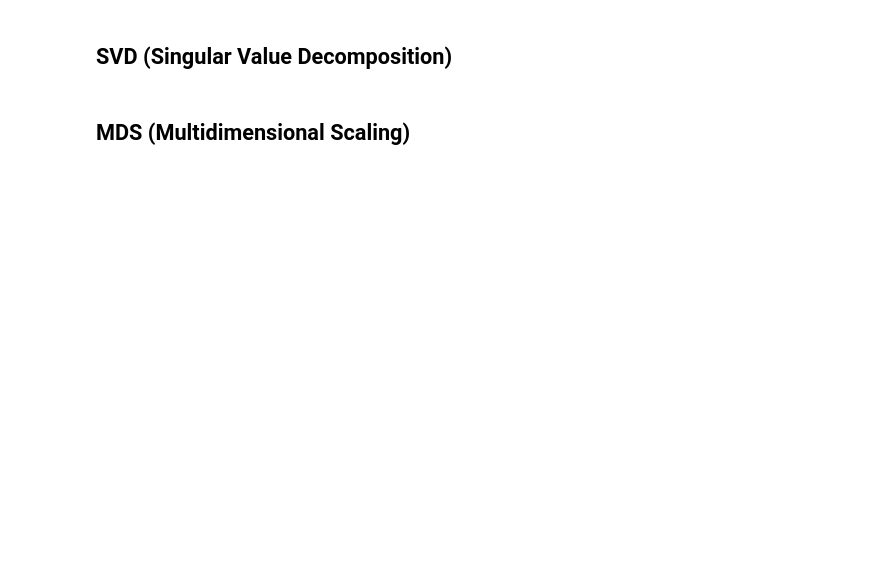
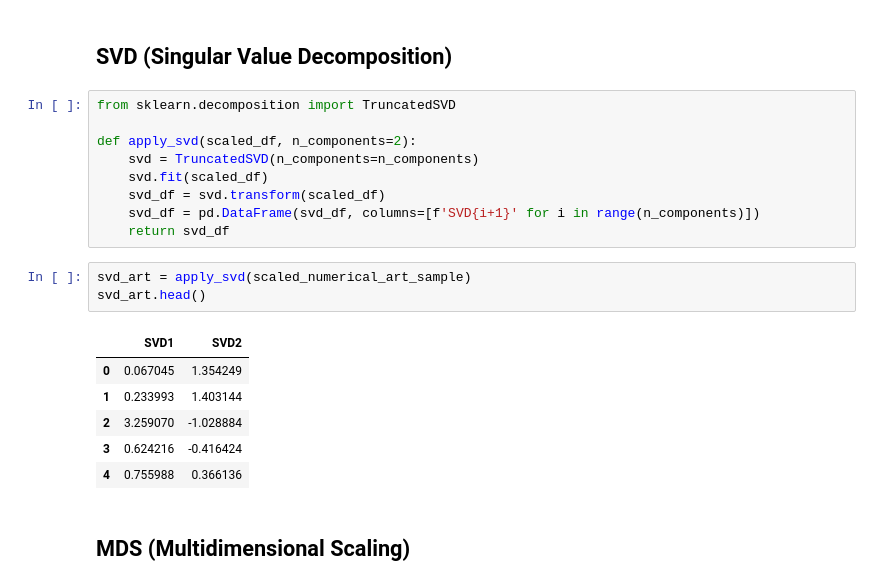
Before and after one commit to Bryan-Az/Dimensionality_Reduction, a Jupyter notebook: Dimensionality_Reduction.ipynb, the cells around one changed output. Cells and saved outputs as stored; diff of their text form; blank space fills up the shorter version.

```diff
--- a/Dimensionality_Reduction.ipynb
+++ b/Dimensionality_Reduction.ipynb
@@ -159,4 +184,23 @@ pca_df.head()
 # %% [markdown]
 ## SVD (Singular Value Decomposition)
+# %%
+from sklearn.decomposition import TruncatedSVD
+
+def apply_svd(scaled_df, n_components=2):
+    svd = TruncatedSVD(n_components=n_components)
+    svd.fit(scaled_df)
+    svd_df = svd.transform(scaled_df)
+    svd_df = pd.DataFrame(svd_df, columns=[f'SVD{i+1}' for i in range(n_components)])
+    return svd_df
+# %%
+svd_art = apply_svd(scaled_numerical_art_sample)
+svd_art.head()
+# %% [output]
+|  | SVD1 | SVD2 |
+| 0 | 0.067045 | 1.354249 |
+| 1 | 0.233993 | 1.403144 |
+| 2 | 3.259070 | -1.028884 |
+| 3 | 0.624216 | -0.416424 |
+| 4 | 0.755988 | 0.366136 |
 # %% [markdown]
 ## MDS (Multidimensional Scaling)
```
Also changed, not shown: parts of 20 cells of this notebook.
